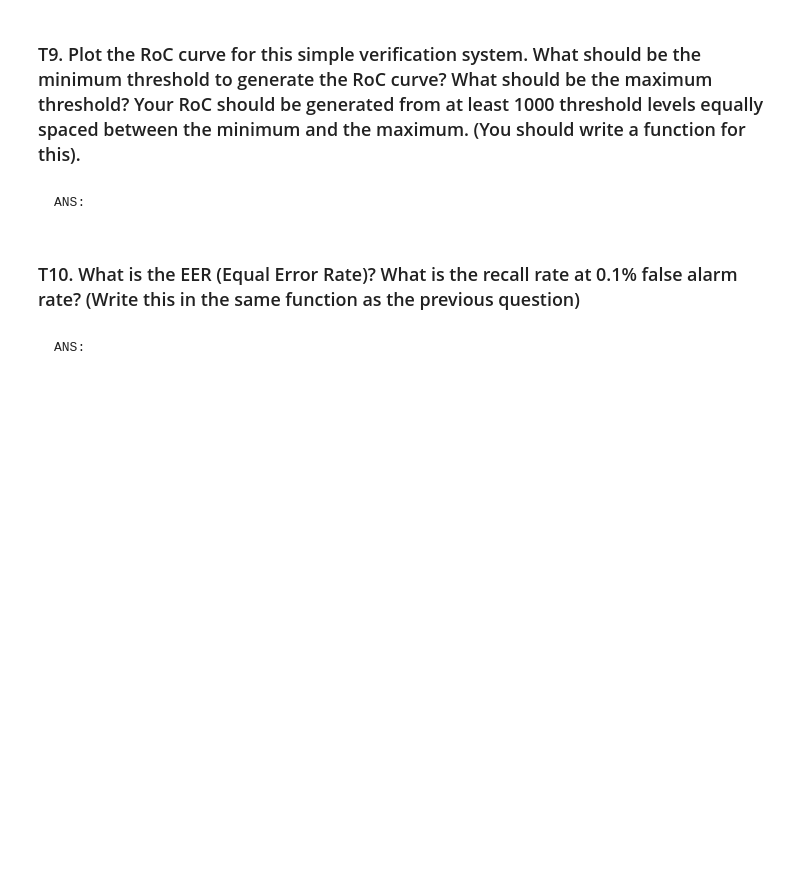
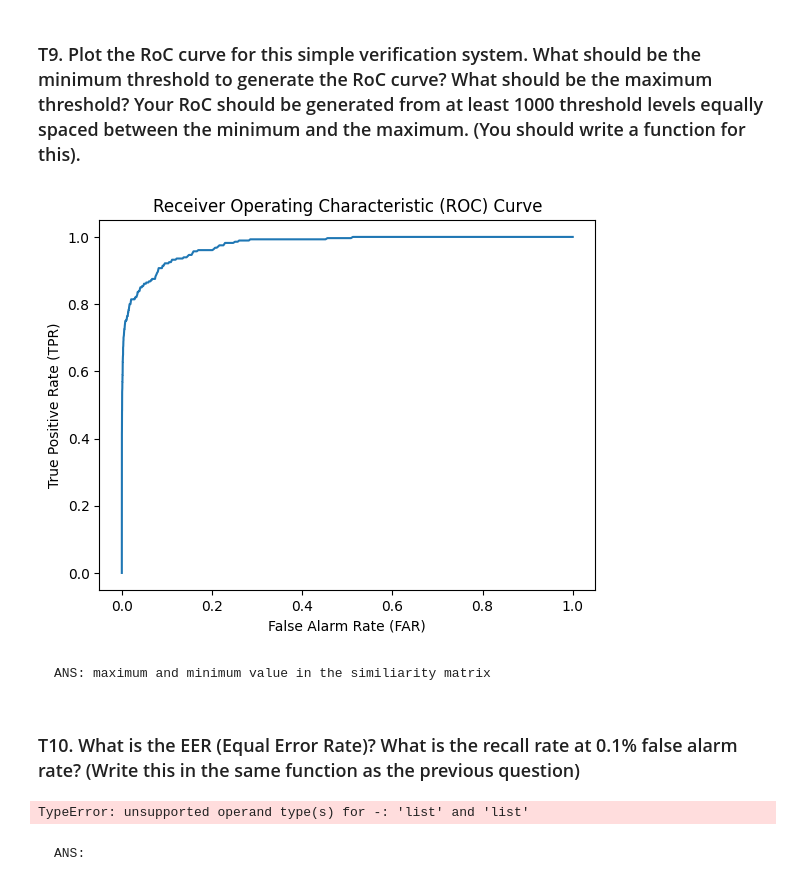
Before and after one commit to Nacnano/my-chula-courses, a Jupyter notebook: 2110573-patt-recog/HW3/HW3_Fisherfaces(student).ipynb, the cells around one changed output. Saved outputs shown, nothing was run; the diff lists cells and outputs as text; code cells hidden in the pictures; blank space fills up the shorter version.

```diff
--- a/2110573-patt-recog/HW3/HW3_Fisherfaces(student).ipynb
+++ b/2110573-patt-recog/HW3/HW3_Fisherfaces(student).ipynb
@@ -375,9 +375,10 @@ def evaluate_performance(similarity_matrix, threshold):
     fn = np.where(y_pred!=y_actual, y_actual, 0).sum()
 
     true_pos_rate = tp/(tp+fn)
-    false_neg_rate = fp/(tn+fp)
-
-    return true_pos_rate, false_neg_rate
+    false_positive_rate = fp/(tn+fp)
+    false_neg_rate=fn/(tp+fn)
+    true_neg_rate=tn/(tn+fp)
+    return true_pos_rate, false_positive_rate, false_neg_rate, true_neg_rate
 
 # Quick check
 # (true_pos_rate, false_neg_rate) should be (0.9928571428571429, 0.33507326007326005)
@@ -401,11 +408,32 @@ def calculate_roc(input_mat):
     """
 
     # INSERT CODE HERE
+    tpr_list, fpr_list, fnr_list, tnr_list=[],[],[],[]
 
-    return tpr_list, far_list
+    for threshold in np.linspace(np.min(input_mat), np.max(input_mat), num=1000):
+        tpr, fpr, fnr, tnr = evaluate_performance(similarity_matrix, threshold)
+
+        tpr_list.append(tpr)
+        fpr_list.append(fpr)
+        fnr_list.append(fnr)
+        tnr_list.append(tnr)
+
+    return tpr_list, fpr_list, fnr_list, tnr_list
+
+tpr_list, fpr_list, fnr_list, tnr_list=np.array([]),np.array([]),np.array([]),np.array([])
+
 
 def plot_roc(input_mat):
     """
     TODO: Plot RoC Curve from a given matrix.
     """
     # INSERT CODE HERE
+    global tpr_list,fpr_list,fnr_list,tnr_list
+
+    tpr_list, fpr_list, fnr_list, tnr_list = calculate_roc(input_mat)
+
+    plt.plot(fpr_list, tpr_list)
+    plt.xlabel('False Alarm Rate (FAR)')
+    plt.ylabel('True Positive Rate (TPR)')
+    plt.title('Receiver Operating Characteristic (ROC) Curve')
+    plt.show()
@@ -414,5 +440,13 @@ def plot_roc(input_mat):
-# %% [markdown]
-    ANS:
+# %%
+# INSERT CODE HERE
+
+tpr_list,fpr_list,fnr_list,tnr_list=np.array([]),np.array([]),np.array([]),np.array([])
+
+plot_roc(similarity_matrix)
+# %% [output]
+[figure, added]
+# %% [markdown]
+    ANS: maximum and minimum value in the similiarity matrix
 # %% [markdown]
 ### T10. What is the EER (Equal Error Rate)? What is the recall rate at 0.1% false alarm rate? (Write this in the same function as the previous question)
 # %%
@@ -420,6 +454,11 @@ def plot_roc(input_mat):
 
 # EER should be either 0.9071428571428571 or 0.9103759398496248 depending on method.
 # Recall rate at 0.1% false alarm rate should be 0.5428571428571428.
+
+print("EER :",tpr_list[np.argmin(np.abs(fpr_list - fnr_list))])
+print("Recall at 0.001 false neg :",tpr_list[np.argmin(np.abs(fpr_list - 0.001))])
+# %% [output]
+TypeError: unsupported operand type(s) for -: 'list' and 'list'
 # %% [markdown]
     ANS:
 # %% [markdown]
```
Also changed, not shown: parts of 3 cells of this notebook.
